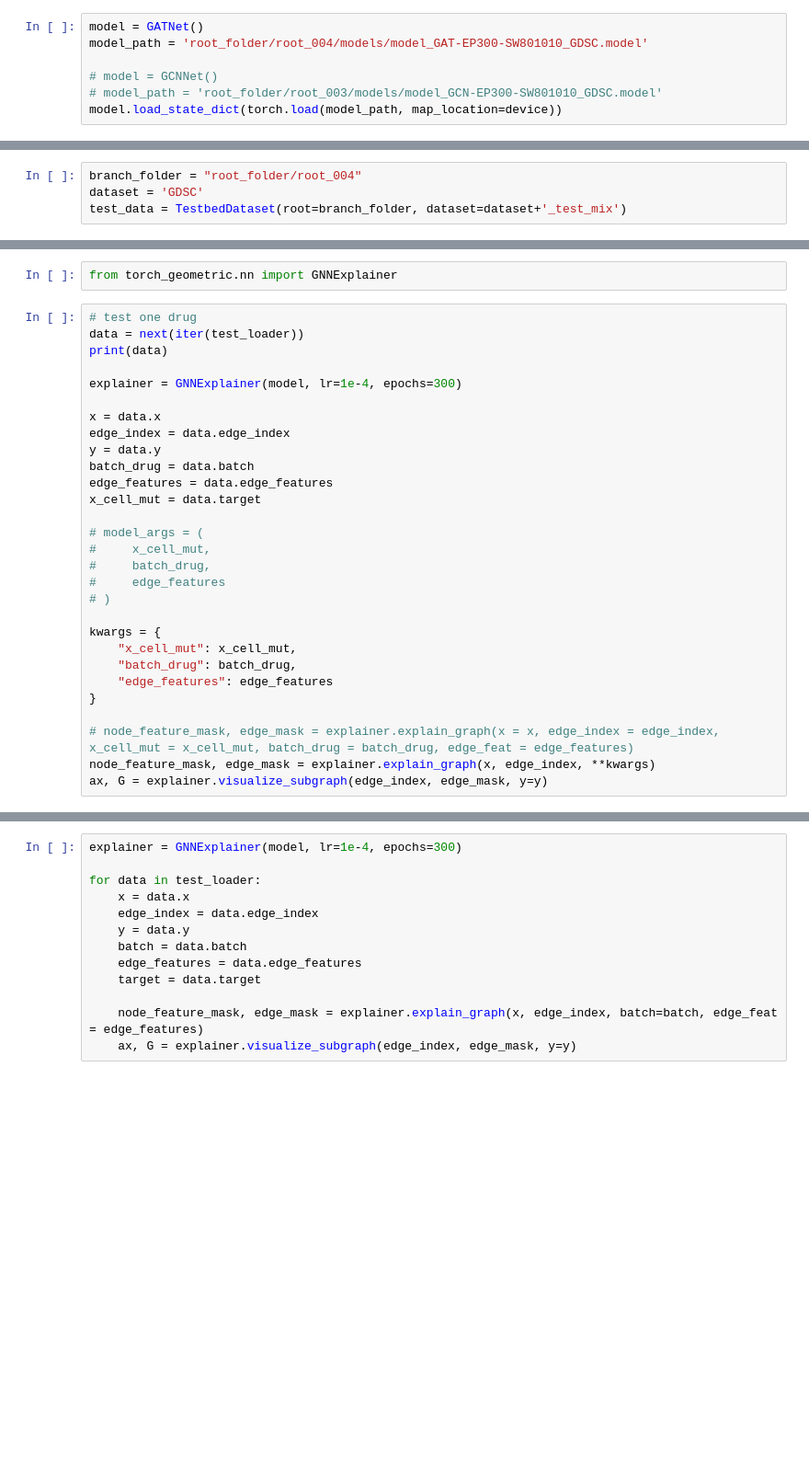
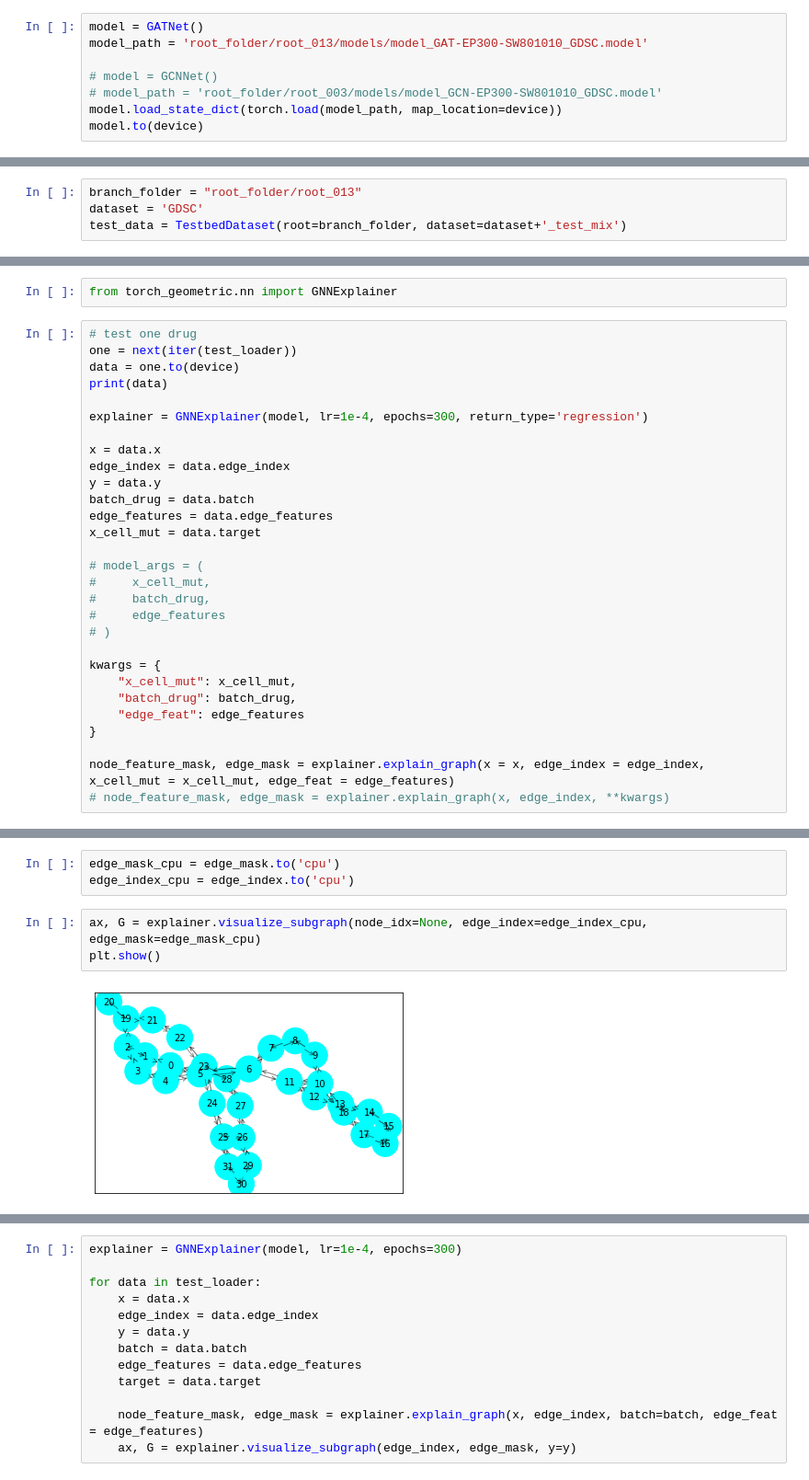
Before and after one commit to SCSE-Biomedical-Computing-Group/XGDP, a Jupyter notebook: gnnexplainer.ipynb, the cells around one changed output, grey strips where cells are left out. Shown at 92% size. Saved outputs shown, nothing was run; the diff lists cells and outputs as text; blank space fills up the shorter version.

Commit message:
init gnnexplainer

```diff
--- a/gnnexplainer.ipynb
+++ b/gnnexplainer.ipynb
@@ -19,9 +20,10 @@ from utils import TestbedDataset
 from models import GATNet_E, GATNet, GCNNet
 # %%
 model = GATNet()
-model_path = 'root_folder/root_004/models/model_GAT-EP300-SW801010_GDSC.model'
+model_path = 'root_folder/root_013/models/model_GAT-EP300-SW801010_GDSC.model'
 
 # model = GCNNet()
 # model_path = 'root_folder/root_003/models/model_GCN-EP300-SW801010_GDSC.model'
 model.load_state_dict(torch.load(model_path, map_location=device))
+model.to(device)
 # %% [output]
@@ -49,5 +47,5 @@ GATNet(
 # %%
-branch_folder = "root_folder/root_004"
+branch_folder = "root_folder/root_013"
 dataset = 'GDSC'
 test_data = TestbedDataset(root=branch_folder, dataset=dataset+'_test_mix')
 # %% [output]
@@ -76,10 +70,11 @@ DataBatch(x=[38, 192], edge_index=[2, 80], y=[1], edge_features=[80, 4], smiles=
 from torch_geometric.nn import GNNExplainer
 # %%
 # test one drug
-data = next(iter(test_loader))
+one = next(iter(test_loader))
+data = one.to(device)
 print(data)
 
-explainer = GNNExplainer(model, lr=1e-4, epochs=300)
+explainer = GNNExplainer(model, lr=1e-4, epochs=300, return_type='regression')
 
 x = data.x
 edge_index = data.edge_index
@@ -97,10 +92,9 @@ x_cell_mut = data.target
 kwargs = {
     "x_cell_mut": x_cell_mut,
     "batch_drug": batch_drug,
-    "edge_features": edge_features
+    "edge_feat": edge_features
 }
 
-# node_feature_mask, edge_mask = explainer.explain_graph(x = x, edge_index = edge_index, x_cell_mut = x_cell_mut, batch_drug = batch_drug, edge_feat = edge_features)
-node_feature_mask, edge_mask = explainer.explain_graph(x, edge_index, **kwargs)
-ax, G = explainer.visualize_subgraph(edge_index, edge_mask, y=y)
+node_feature_mask, edge_mask = explainer.explain_graph(x = x, edge_index = edge_index, x_cell_mut = x_cell_mut, edge_feat = edge_features)
+# node_feature_mask, edge_mask = explainer.explain_graph(x, edge_index, **kwargs)
 # %% [output]
@@ -108,0 +125,8 @@ TypeError: forward() got multiple values for argument 'x_cell_mut'
+# %%
+edge_mask_cpu = edge_mask.to('cpu')
+edge_index_cpu = edge_index.to('cpu')
+# %%
+ax, G = explainer.visualize_subgraph(node_idx=None, edge_index=edge_index_cpu, edge_mask=edge_mask_cpu)
+plt.show()
+# %% [output]
+[figure, added]
```
Also changed, not shown: parts of 13 cells of this notebook.
